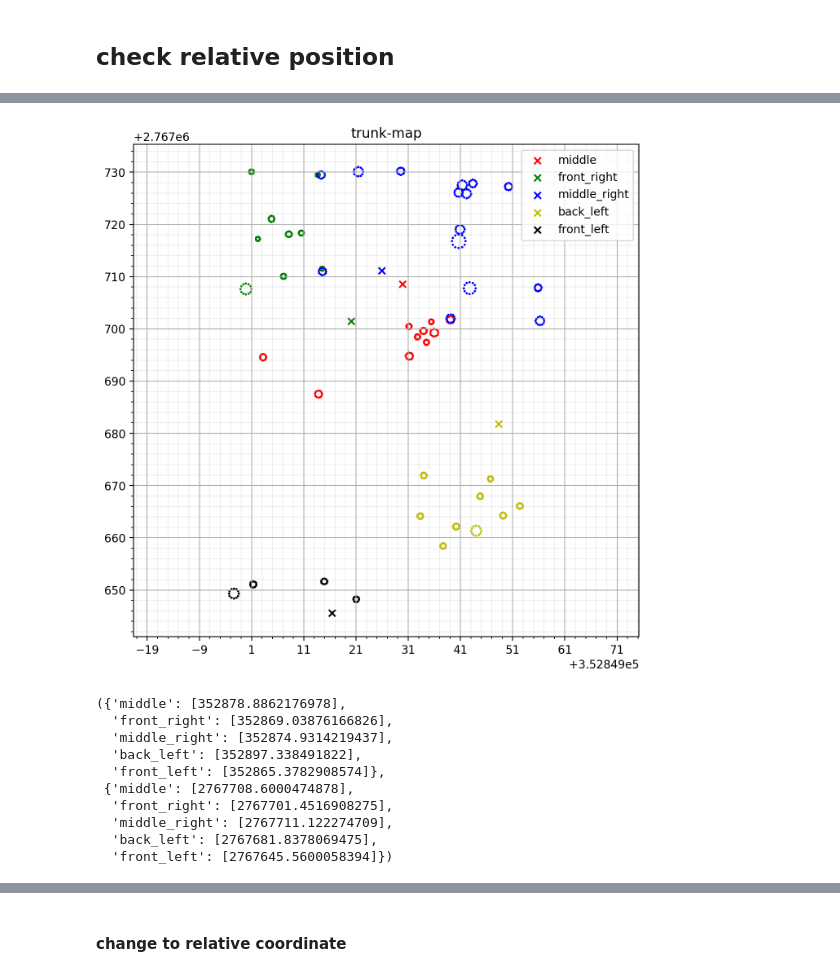
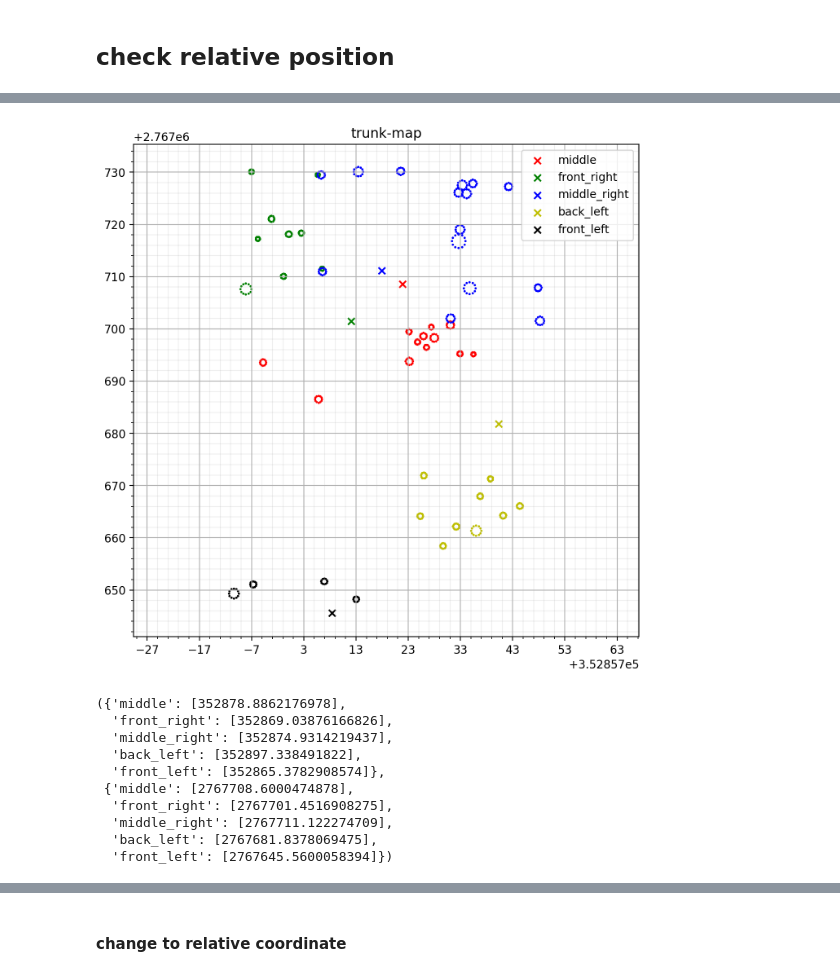
Before and after one commit to Chen-Yu-Qiang/mapping_explorer, a Jupyter notebook: jupyterNotebook/merge_map.ipynb, the cells around one changed output, grey strips where cells are left out. Drawn from its saved outputs; the diff is of its cells as text; code cells hidden in the pictures.

```diff
--- a/jupyterNotebook/merge_map.ipynb
+++ b/jupyterNotebook/merge_map.ipynb
@@ -20,7 +20,8 @@ import cv2
 # %%
 bag_source_dir = '/home/ncslaber/110-1/211002_allLibrary/image_bag/'
 file_name = {'middle':'2021-10-02-17-54-09', 'front_right':'2021-10-02-17-03-14',
-            'middle_right':'2021-10-02-17-29-15', 'back_left':'2021-10-03-17-48-23', 'front_left':'2021-07-25-18-23-39'}
+            'middle_right':'2021-10-02-17-29-15', 'back_left':'2021-10-03-17-48-23',
+             'front_left':'2021-07-25-18-23-39', 'middle_middle':'2021-10-09-16-49-04'}
 lat_dict = {}
 lng_dict = {}
 for item in file_name.keys():
@@ -57,5 +59,5 @@ Start reading: /home/ncslaber/110-1/211002_allLibrary/image_bag/2021-07-25-18-23
 # %%
-def get_init_utm_npy(lat, lng):
+def transform_to_utm_npy(lat, lng):
 
     _, _, zone, R = utm.from_latlon(lat[0], lng[0])
     proj = Proj(proj='utm', zone=zone, ellps='WGS84', preserve_units=False)
@@ -80,5 +82,5 @@ def traj(utm_x_traj,utm_y_traj, title):
 #     plt.show()
 # %%
 for item in lat_dict.keys():
-    utm_x_traj, utm_y_traj = get_init_utm_npy(lat_dict[item], lng_dict[item])
-    traj(utm_x_traj,utm_y_traj, item)
+    utm_x_traj, utm_y_traj = transform_to_utm_npy(lat_dict[item], lng_dict[item])
+#     traj(utm_x_traj,utm_y_traj, item)
@@ -96,7 +95,7 @@ def cvt_gray_map(raw_pgm):
     return map_canvas
 # %%
 raw_pgm_dict = {}
-for item in lat_dict.keys():
+for item in file_name.keys():
     map_source_dir = '/home/ncslaber/110-1/211002_allLibrary/'
     file_path = map_source_dir + '/' + file_name[item]
     raw_pgm = cv2.imread(file_path+"/1116_test2_after_preprocess/raw_modified.png")
@@ -161,11 +162,14 @@ plt.show()
 # %%
 from matplotlib.ticker import (AutoMinorLocator, MultipleLocator)
 fig3, ax3 = plt.subplots(figsize=(8, 8),dpi=200)
-ax = fig.add_subplot(111)
+
+file_name = {'middle':'2021-10-02-17-54-09', 'front_right':'2021-10-02-17-03-14',
+            'middle_right':'2021-10-02-17-29-15', 'back_left':'2021-10-03-17-48-23',
+             'front_left':'2021-07-25-18-23-39'}
 
 utm_start_x_dict = {}
 utm_start_y_dict = {}
-num_trunk = [10,9,15,9,4]
+num_trunk = [12,9,15,9,4]
 color = ['r','g','b','y', 'k']
 for index, item in enumerate(file_name.keys()):
     shp_path = '/home/ncslaber/110-1/211002_allLibrary/'+file_name[item]+'/1116_test2_after_preprocess/shapefiles/'
@@ -175,35 +179,35 @@ for index, item in enumerate(file_name.keys()):
 
     lat_start = np.mean(lat_dict[item][:25])
     lng_start = np.mean(lng_dict[item][:25])
-    utm_start_x, utm_start_y = get_init_utm_npy([lat_start], [lng_start])
+    utm_start_x, utm_start_y = transform_to_utm_npy([lat_start], [lng_start])
     utm_start_x_dict[item] = utm_start_x
     utm_start_y_dict[item] = utm_start_y
     plt.scatter(utm_start_x, utm_start_y, label=item, c=color[index], marker='x')
 
 # for item in lat_dict.keys():
 #     utm_x_traj, utm_y_traj = get_init_utm_npy(lat_dict[item], lng_dict[item])
 #     traj(utm_x_traj,utm_y_traj, item)
 plt.legend()
 
 ax3.grid(True)
 ax3.axis('equal')
 ax3.get_xaxis().get_major_formatter().set_useOffset(
             round(min(utm_x_traj) / 1000, 3)*1000)
 
 ax3.xaxis.set_major_locator(MultipleLocator(10))
 ax3.yaxis.set_major_locator(MultipleLocator(10))
 
 # Change minor ticks to show every 5. (20/4 = 5)
 ax3.xaxis.set_minor_locator(AutoMinorLocator(5))
 ax3.yaxis.set_minor_locator(AutoMinorLocator(5))
 
 ax3.grid(which='minor', alpha=0.2)
 ax3.grid(which='major', alpha=1)
 plt.title('trunk-map')
 plt.show()
 utm_start_x_dict, utm_start_y_dict
 # %% [output]
-[figure, old version]
+[figure, new version]
 ({'middle': [352878.8862176978],
   'front_right': [352869.03876166826],
   'middle_right': [352874.9314219437],
```
Also changed, not shown: parts of 9 cells of this notebook, 2 other files.
